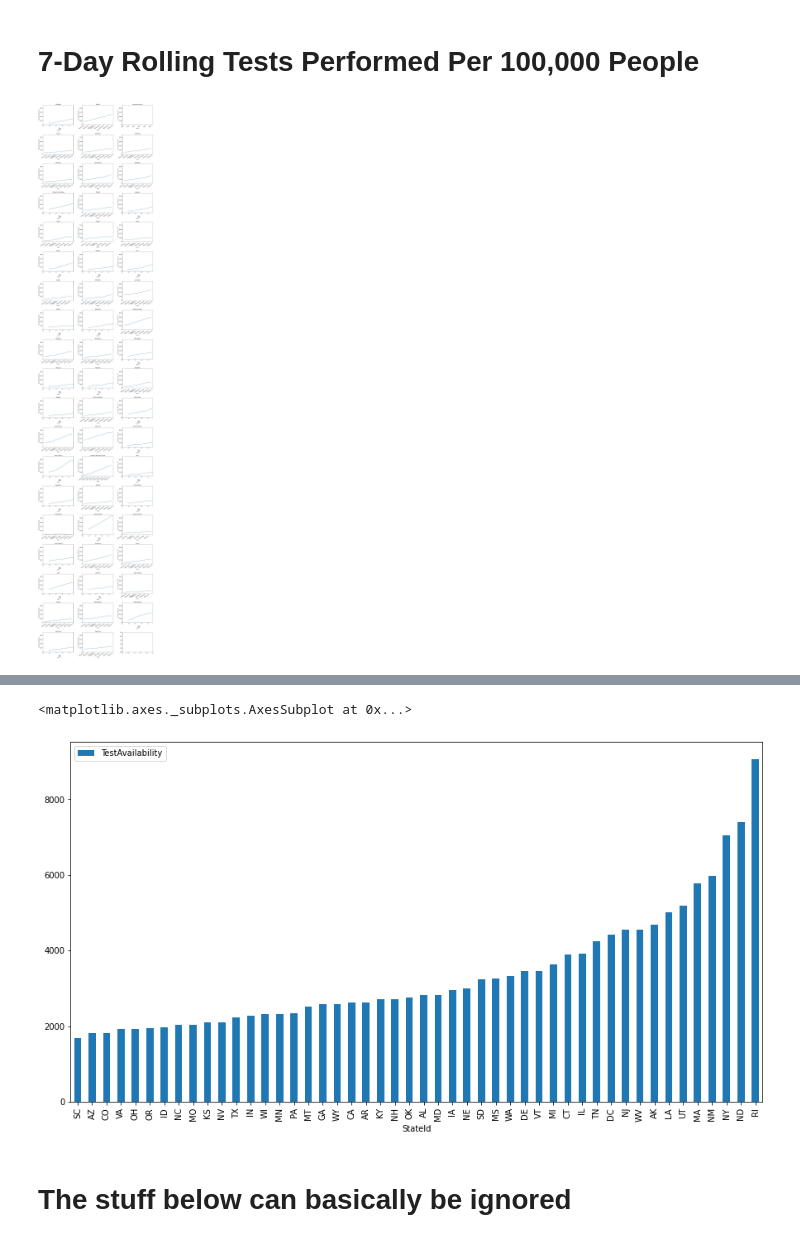
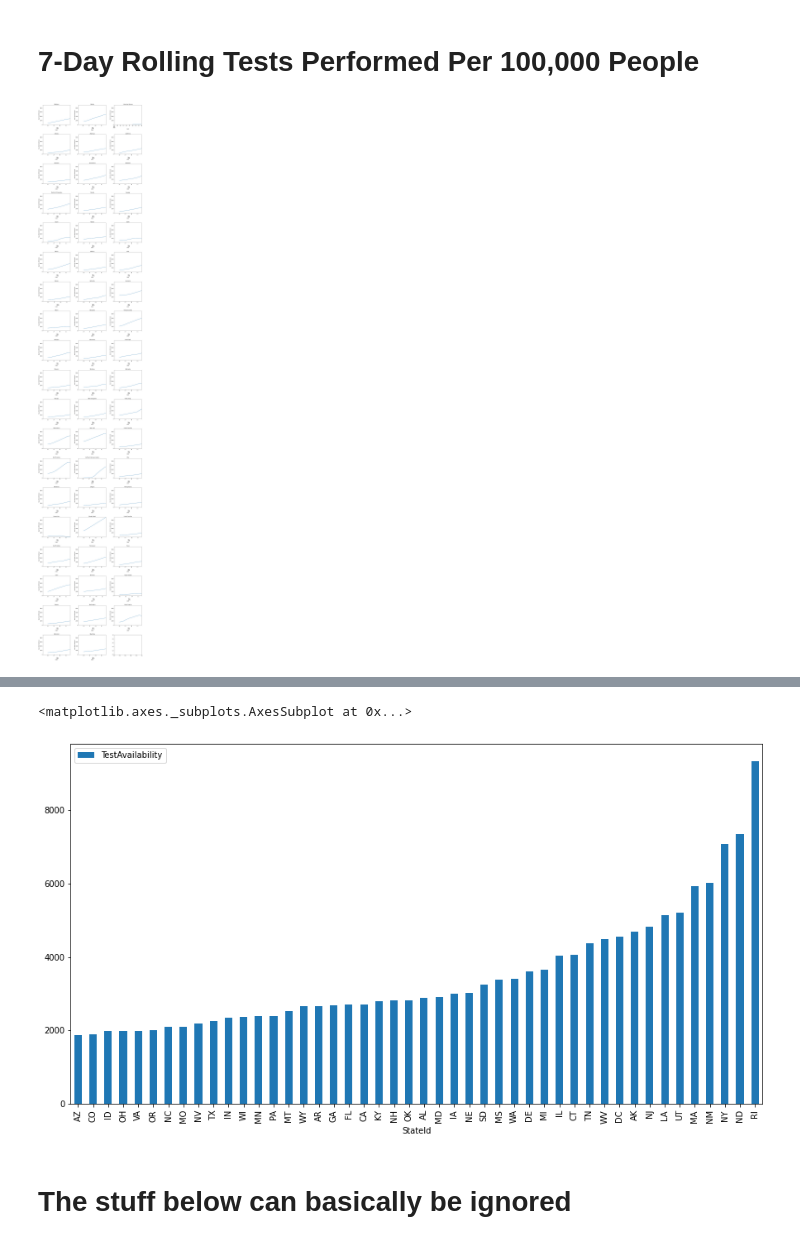
Before and after one commit to DavidMorton/jupyter-notebooks, a Jupyter notebook: COVID DataSet.ipynb, the cells around one changed output, grey strips where cells are left out. Saved outputs shown, nothing was run; the diff lists cells and outputs as text; code cells hidden in the pictures.

Commit message:
Fixing the smoothing of the incorrect series

```diff
--- a/COVID DataSet.ipynb
+++ b/COVID DataSet.ipynb
@@ -44,7 +44,12 @@ def get_daily_report_data():
 
 def smooth_bad_cumulative_values(series, columnname):
 
-    series.set_index(['Date']).groupby('Province_State', as_index=False).apply(lambda x: x[columnname].interpolate(inplace=True))
+    states = np.sort(series['Province_State'].unique())
+
+    for state in states:
+        series.loc[series['Province_State'] == state, columnname] = series[series['Province_State'] == state][columnname].interpolate()
+    #print(series.groupby('Province_State', as_index=False).apply(lambda x: x[columnname].interpolate(inplace=True)))
+    #series.set_index(['Date']).groupby('Province_State', as_index=False).apply(lambda x: x[columnname].interpolate(inplace=True))
 
     return series;
 
@@ -54,14 +59,18 @@ def clean_daily_report_data(series):
     series['NewConfirmed'] = series.sort_values(by=['Date']).groupby(['Province_State'])['Confirmed'].transform(pd.Series.diff).fillna(0)
     series['NewTests'] = series.sort_values(by=['Date']).groupby(['Province_State'])['People_Tested'].transform(pd.Series.diff).fillna(0)
 
-    series.loc[series['NewTests'] < 0, 'People_Tested'] = np.nan
-    series.loc[series['NewConfirmed'] < 0, 'Confirmed'] = np.nan
+    series.loc[series['NewTests'] <= 0, 'People_Tested'] = np.nan
+    series.loc[series['NewConfirmed'] <= 0, 'Confirmed'] = np.nan
+
+    #print(series[series['Province_State'] == 'Texas'][['People_Tested', 'Confirmed', 'NewTests', 'NewConfirmed']])
 
     series = smooth_bad_cumulative_values(series, 'People_Tested')
     series = smooth_bad_cumulative_values(series, 'Confirmed')
 
     series['NewConfirmed'] = series.sort_values(by=['Date']).groupby(['Province_State'])['Confirmed'].transform(pd.Series.diff).fillna(0)
     series['NewTests'] = series.sort_values(by=['Date']).groupby(['Province_State'])['People_Tested'].transform(pd.Series.diff).fillna(0)
+
+    #print(series[series['Province_State'] == 'Texas'][['People_Tested', 'Confirmed', 'NewTests', 'NewConfirmed']])
 
     series['NewConfirmedVsTests'] = series['NewConfirmed'].div(series['NewTests']).dropna()
     series = series.replace([np.inf, -np.inf], np.nan).dropna(subset=['NewConfirmedVsTests'])
@@ -73,7 +82,10 @@ def clean_daily_report_data(series):
     series['RollingStd'] = pd.DataFrame(series.groupby('Province_State', as_index=False)['NewConfirmedVsTests'].rolling(rollingrate).std()).reset_index().set_index(['Province_State', 'Date'])['NewConfirmedVsTests']
     series['RollingCV'] = series['RollingStd'].div(series['Rolling'])
 
+
     series = series.reset_index()
+    print(series[series['Province_State'] == 'Texas'][['People_Tested', 'Confirmed', 'NewTests', 'NewConfirmed', 'Rolling']][-7:])
+    print(series[series['Province_State'] == 'Texas'][['NewTests', 'NewConfirmed', 'Rolling']][-7:].sum())
 
     return series;
 
@@ -128,8 +153,11 @@ for state in states:
     ax.set_title(state)
 # %% [output]
 # 7-Day Rolling Tests Performed Per 100,000 People
-[figure, old version]
+[figure, new version]
 # %%
+yesterday = (datetime.now() + timedelta(days = -1))
+lastdate = yesterday.strftime('%m-%d-%Y')
+
 yesterdaydata = series[series['Date'] == lastdate].copy()
 
 yesterdaydata.index = yesterdaydata['Province_State']
@@ -156,34 +184,34 @@ fig = go.Figure(data=go.Choropleth(
 fig.update_layout(
     title_text = 'Percent Positive USA',
     geo_scope='usa', # limite map scope to USA
 )
 
 fig.show()
 
 fig2 = go.Figure(data=go.Choropleth(
     locations=yesterdaydata['StateId'], # Spatial coordinates
     z = yesterdaydata['TestAvailability'].astype(float), # Data to be color-coded
     locationmode = 'USA-states', # set of locations match entries in `locations`
     colorscale = 'Reds',
     colorbar_title = "People Tested per 100,000"
 ))
 
 fig2.update_layout(
     title_text = 'Testing Rate',
     geo_scope='usa', # limite map scope to USA
 )
 
 fig2.show()
 
 #fig, ax = plt.subplots()
 
 yesterdaydata.sort_values(by='TestAvailability').plot.bar(x = 'StateId', y='TestAvailability', figsize=(15,8))
 # This could be due to the availability of tests or it could be due to social distancing reducing things
 # %% [output]
 [interactive output not drawn]
 [interactive output not drawn]
 <matplotlib.axes._subplots.AxesSubplot at 0x...>
-[figure, old version]
+[figure, new version]
 # %% [markdown]
 # The stuff below can basically be ignored
 # %%
```
Also changed, not shown: parts of 2 cells of this notebook.
